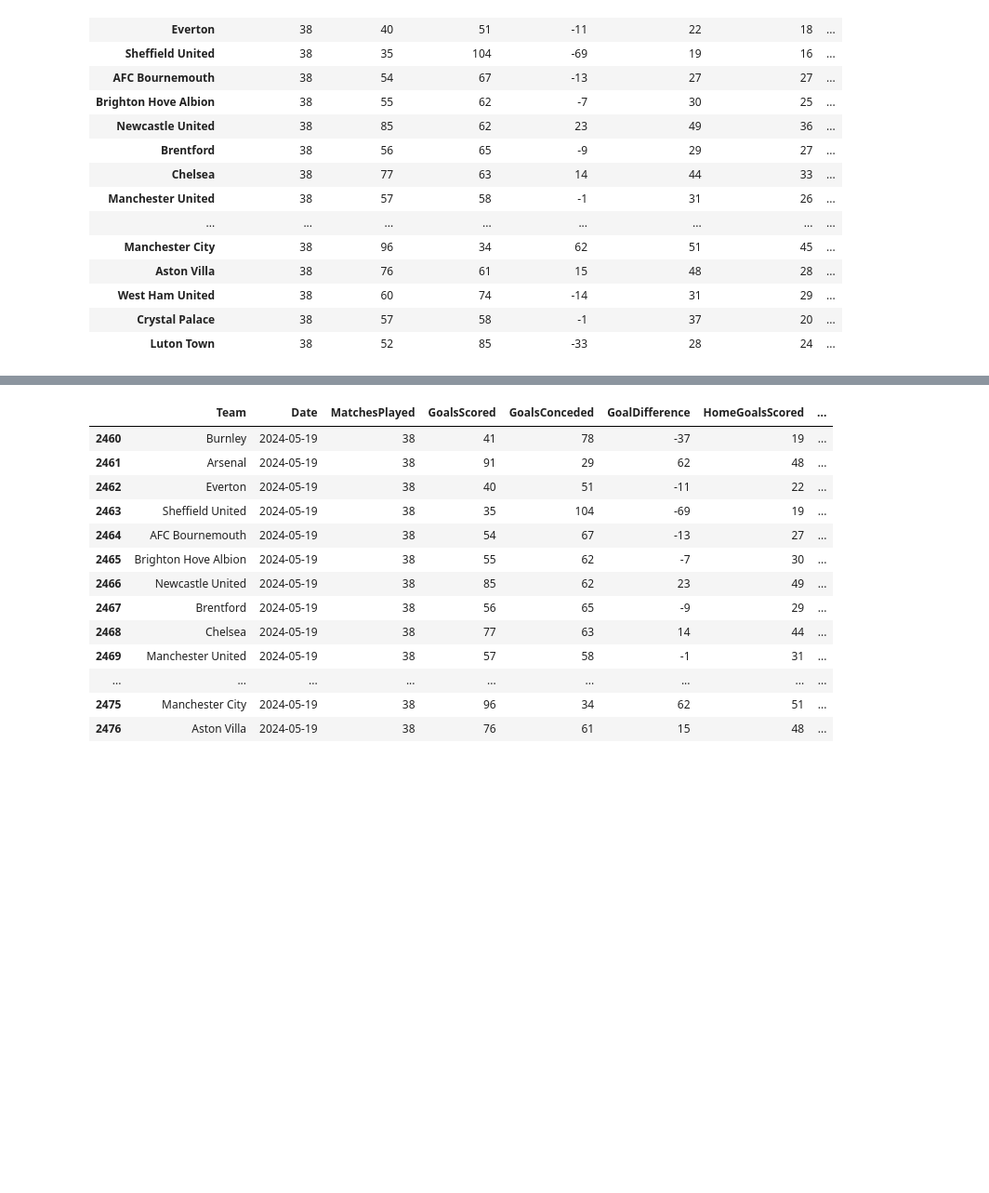
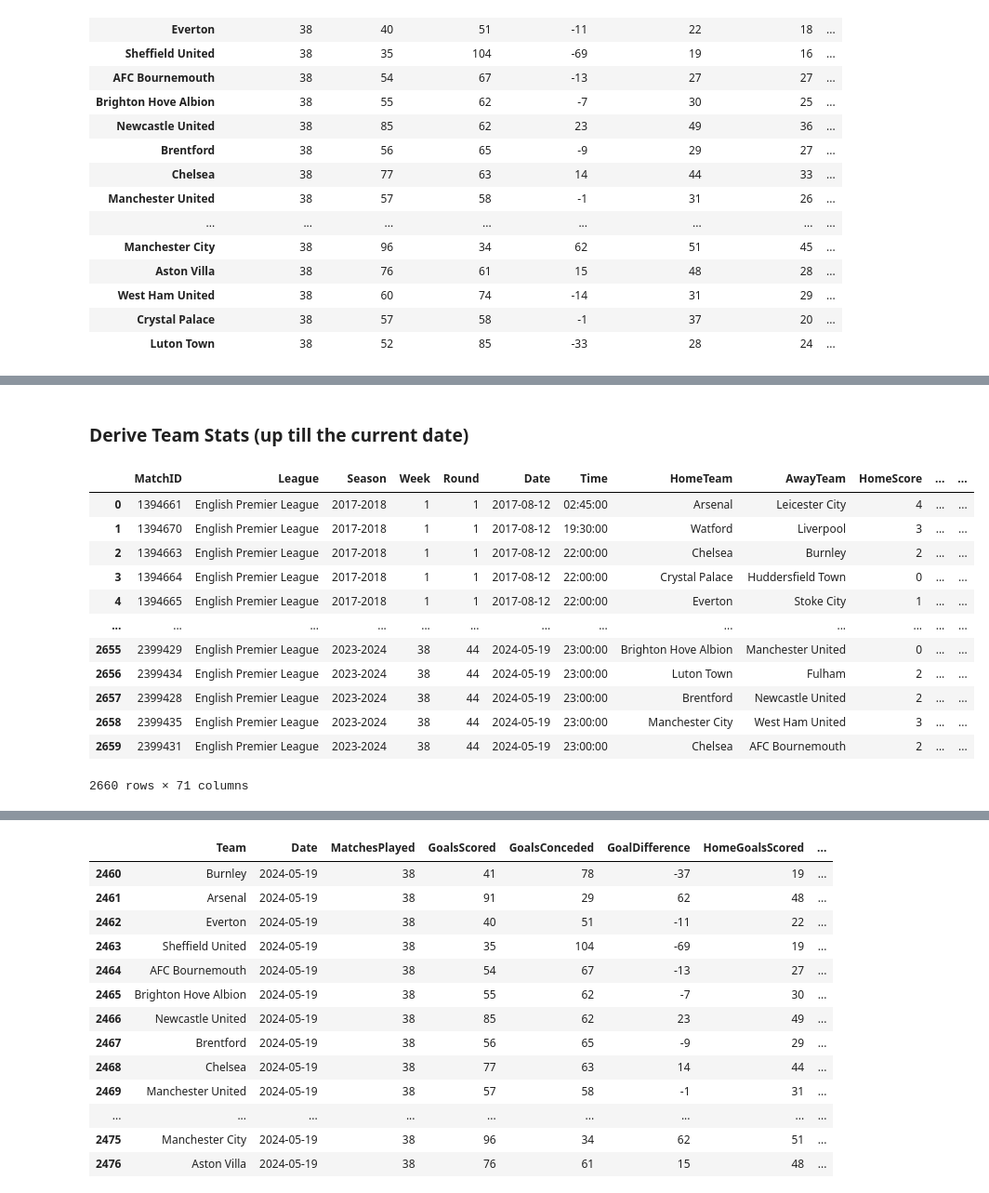
Before and after one commit to szeyao/league_analysis, a Jupyter notebook: league_analysis.ipynb, the cells around one changed output, grey strips where cells are left out. Shown: that part at 93% size. Drawn from its saved outputs; the diff is of its cells as text; code cells hidden in the pictures; blank space fills up the shorter version.

```diff
--- a/league_analysis.ipynb
+++ b/league_analysis.ipynb
@@ -137,0 +127,18 @@ team_stats_season_df[[f'Home{target}',f'Away{target}']].plot(kind='bar', figsize
+# %% [markdown]
+### Derive Team Stats (up till the current date)
+# %%
+df
+# %% [output]
+|  | MatchID | League | Season | Week | Round | Date | Time | HomeTeam | AwayTeam | HomeScore | ... | ... |
+| 0 | 1394661 | English Premier League | 2017-2018 | 1 | 1 | 2017-08-12 | 02:45:00 | Arsenal | Leicester City | 4 | ... | ... |
+| 1 | 1394670 | English Premier League | 2017-2018 | 1 | 1 | 2017-08-12 | 19:30:00 | Watford | Liverpool | 3 | ... | ... |
+| 2 | 1394663 | English Premier League | 2017-2018 | 1 | 1 | 2017-08-12 | 22:00:00 | Chelsea | Burnley | 2 | ... | ... |
+| 3 | 1394664 | English Premier League | 2017-2018 | 1 | 1 | 2017-08-12 | 22:00:00 | Crystal Palace | Huddersfield Town | 0 | ... | ... |
+| 4 | 1394665 | English Premier League | 2017-2018 | 1 | 1 | 2017-08-12 | 22:00:00 | Everton | Stoke City | 1 | ... | ... |
+| ... | ... | ... | ... | ... | ... | ... | ... | ... | ... | ... | ... | ... |
+| 2655 | 2399429 | English Premier League | 2023-2024 | 38 | 44 | 2024-05-19 | 23:00:00 | Brighton Hove Albion | Manchester United | 0 | ... | ... |
+| 2656 | 2399434 | English Premier League | 2023-2024 | 38 | 44 | 2024-05-19 | 23:00:00 | Luton Town | Fulham | 2 | ... | ... |
+| 2657 | 2399428 | English Premier League | 2023-2024 | 38 | 44 | 2024-05-19 | 23:00:00 | Brentford | Newcastle United | 2 | ... | ... |
+| 2658 | 2399435 | English Premier League | 2023-2024 | 38 | 44 | 2024-05-19 | 23:00:00 | Manchester City | West Ham United | 3 | ... | ... |
+| 2659 | 2399431 | English Premier League | 2023-2024 | 38 | 44 | 2024-05-19 | 23:00:00 | Chelsea | AFC Bournemouth | 2 | ... | ... |
+2660 rows × 71 columns
```
Also changed, not shown: parts of 6 cells of this notebook, 3 other files.
